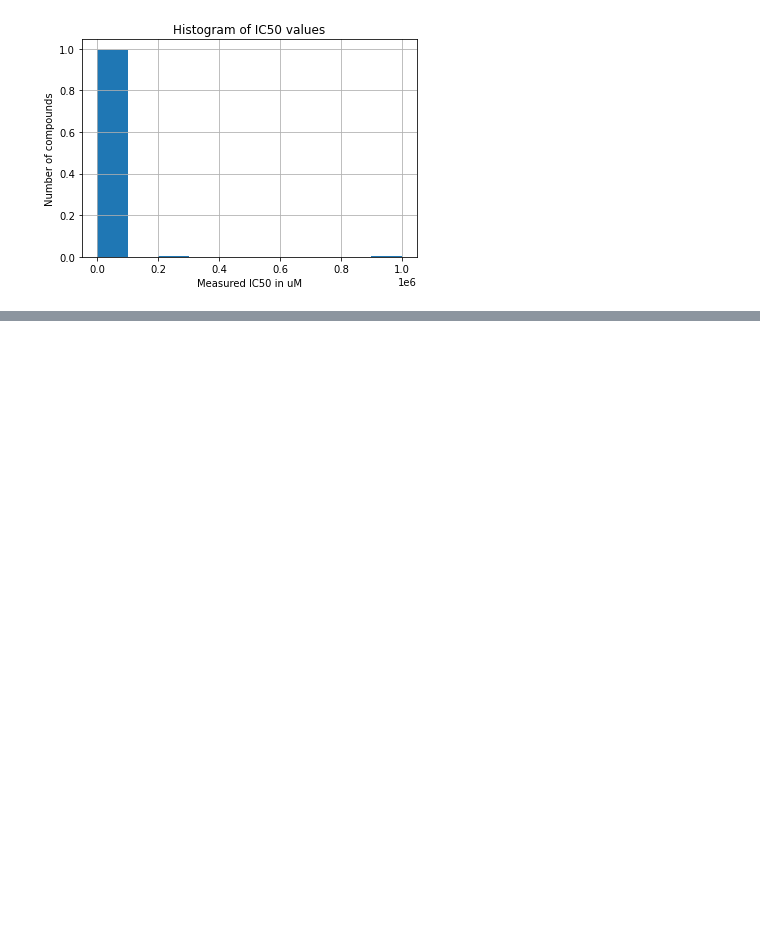
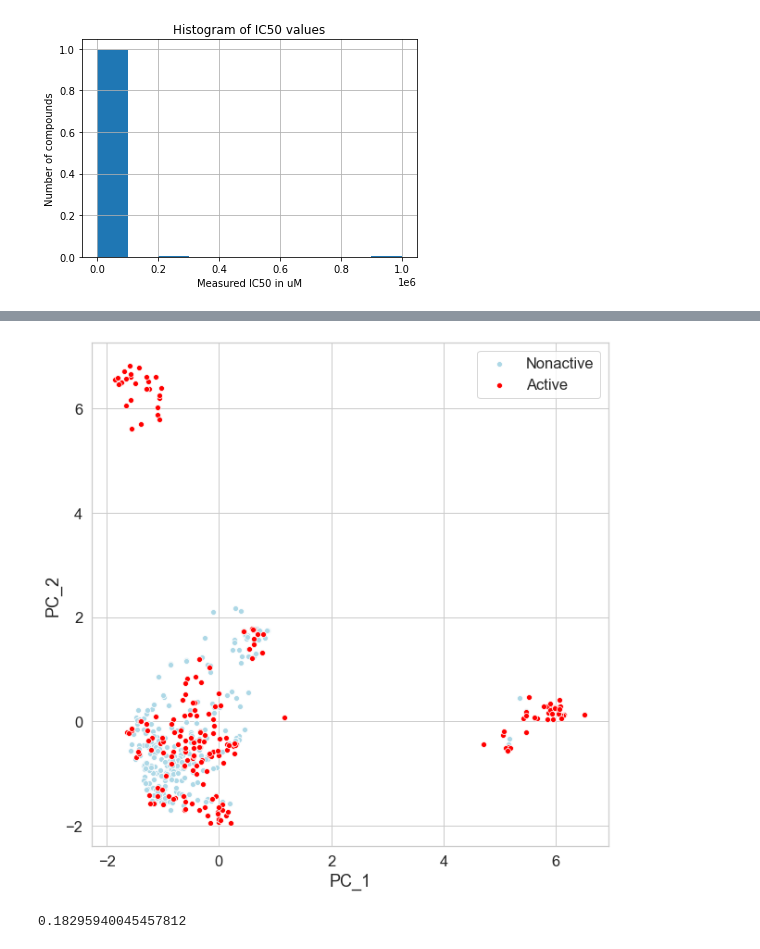
Before and after one commit to estherb-s/CovidGCN, a Jupyter notebook: CreateTrainingDataset.ipynb, the cells around one changed output, grey strips where cells are left out. Cells and saved outputs as stored; diff of their text form; code cells hidden in the pictures; blank space fills up the shorter version.

```diff
--- a/CreateTrainingDataset.ipynb
+++ b/CreateTrainingDataset.ipynb
@@ -395,0 +372,14 @@ plt.show()
+# %%
+# Plot in 2 steps so actives are more visible
+ax = sns.scatterplot(data=crds_df.query("Active == 0"),x="PC_1",y="PC_2",color='lightblue')
+ax = sns.scatterplot(data=crds_df.query("Active == 1"),x="PC_1",y="PC_2",color='red')
+_ = plt.legend(labels=['Nonactive', 'Active'])
+# %% [output]
+[figure, added]
+# %%
+# Look at fraction of overall variance explained by the 2 principal components
+var = np.sum(pca.explained_variance_ratio_)
+var
+# 18% overall variance isnt great
+# %% [output]
+0.18295940045457812
```
Also changed, not shown: parts of 50 cells of this notebook.
